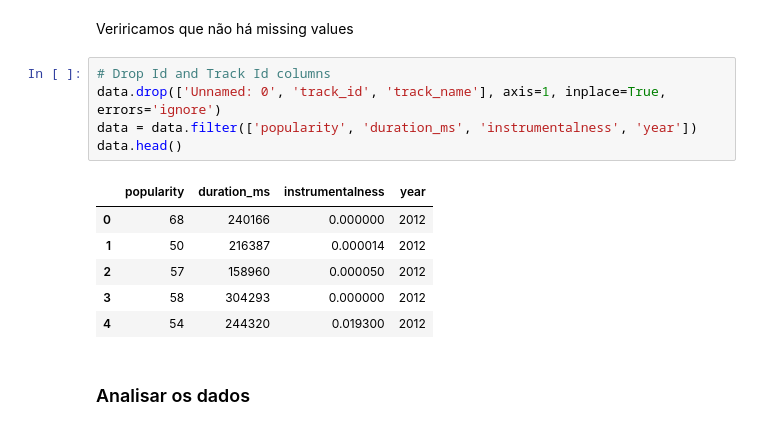
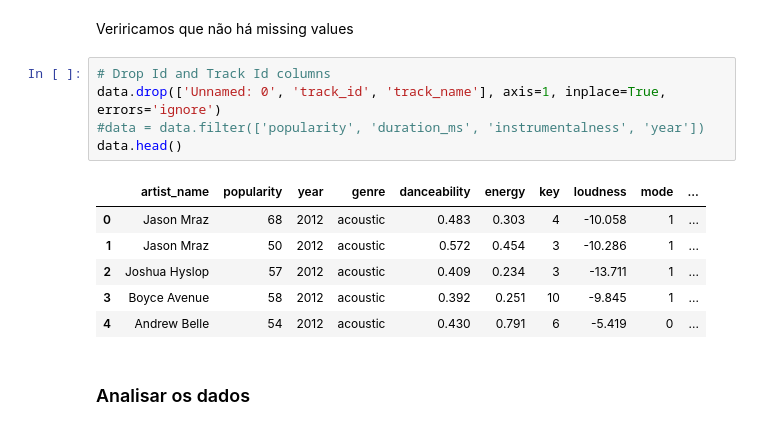
Before and after one commit to jpgoncalves13/DAA, a Jupyter notebook: DatasetGrupo/dataset_grupo.ipynb, the cells around one changed output. Saved outputs shown, nothing was run; the diff lists cells and outputs as text.

```diff
--- a/DatasetGrupo/dataset_grupo.ipynb
+++ b/DatasetGrupo/dataset_grupo.ipynb
@@ -130,15 +126,15 @@ Veriricamos que não há missing values
 # %%
 # Drop Id and Track Id columns
 data.drop(['Unnamed: 0', 'track_id', 'track_name'], axis=1, inplace=True, errors='ignore')
-data = data.filter(['popularity', 'duration_ms', 'instrumentalness', 'year'])
+#data = data.filter(['popularity', 'duration_ms', 'instrumentalness', 'year'])
 data.head()
 # %% [output]
-|  | popularity | duration_ms | instrumentalness | year |
-| 0 | 68 | 240166 | 0.000000 | 2012 |
-| 1 | 50 | 216387 | 0.000014 | 2012 |
-| 2 | 57 | 158960 | 0.000050 | 2012 |
-| 3 | 58 | 304293 | 0.000000 | 2012 |
-| 4 | 54 | 244320 | 0.019300 | 2012 |
+|  | artist_name | popularity | year | genre | danceability | energy | key | loudness | mode | ... |
+| 0 | Jason Mraz | 68 | 2012 | acoustic | 0.483 | 0.303 | 4 | -10.058 | 1 | ... |
+| 1 | Jason Mraz | 50 | 2012 | acoustic | 0.572 | 0.454 | 3 | -10.286 | 1 | ... |
+| 2 | Joshua Hyslop | 57 | 2012 | acoustic | 0.409 | 0.234 | 3 | -13.711 | 1 | ... |
+| 3 | Boyce Avenue | 58 | 2012 | acoustic | 0.392 | 0.251 | 10 | -9.845 | 1 | ... |
+| 4 | Andrew Belle | 54 | 2012 | acoustic | 0.430 | 0.791 | 6 | -5.419 | 0 | ... |
 # %% [markdown]
 ### Analisar os dados
 # %%
```
Also changed, not shown: parts of 20 cells of this notebook.
